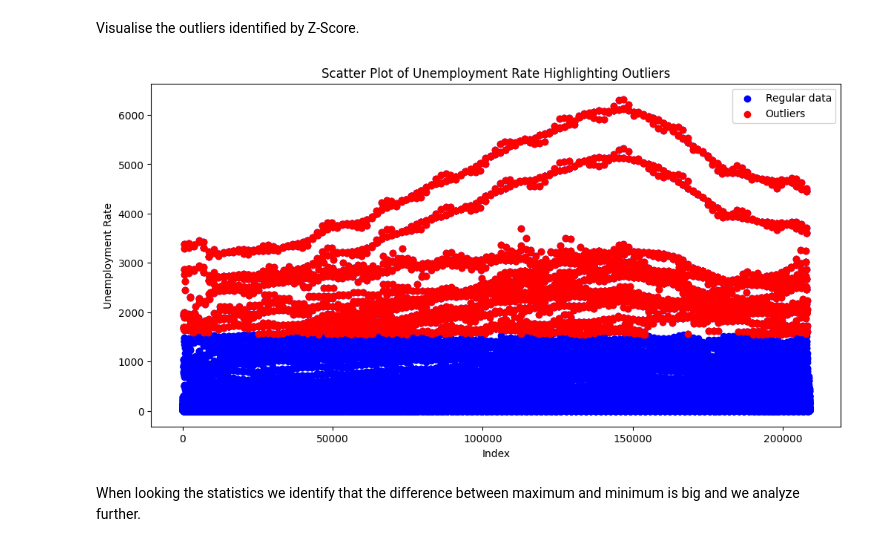
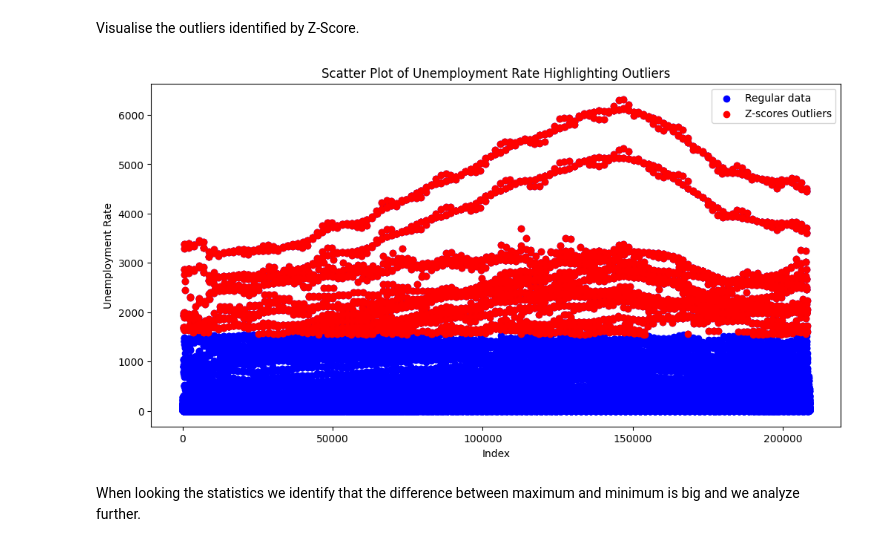
Before and after one commit to valzagrainca/Analysis-of-unemployment-in-EU-countries, a Jupyter notebook: unemployment.ipynb, the cells around one changed output. Drawn from its saved outputs; the diff is of its cells as text; code cells hidden in the pictures.

```diff
--- a/unemployment.ipynb
+++ b/unemployment.ipynb
@@ -278,17 +276,17 @@ Visualise the outliers identified by Z-Score.
 # %%
 # Scatter plot for all data
 plt.figure(figsize=(12, 6))
 plt.scatter(data_tr_df.index, data_tr_df['UNEMPLOYMENT_RATE'], color='blue', label='Regular data')
 
 # Scatter plot for outliers
-plt.scatter(outliers_z.index, outliers_z['UNEMPLOYMENT_RATE'], color='red', label='Outliers')
+plt.scatter(outliers_z.index, outliers_z['UNEMPLOYMENT_RATE'], color='red', label='Z-scores Outliers')
 plt.title("Scatter Plot of Unemployment Rate Highlighting Outliers")
 plt.xlabel("Index")
 plt.ylabel("Unemployment Rate")
 plt.legend()
 plt.show()
 # %% [output]
-[figure, old version]
+[figure, new version]
 # %% [markdown]
 When looking the statistics we identify that the difference between maximum and minimum is big and we analyze further.
 # %%
```
Also changed, not shown: parts of 8 cells of this notebook.
